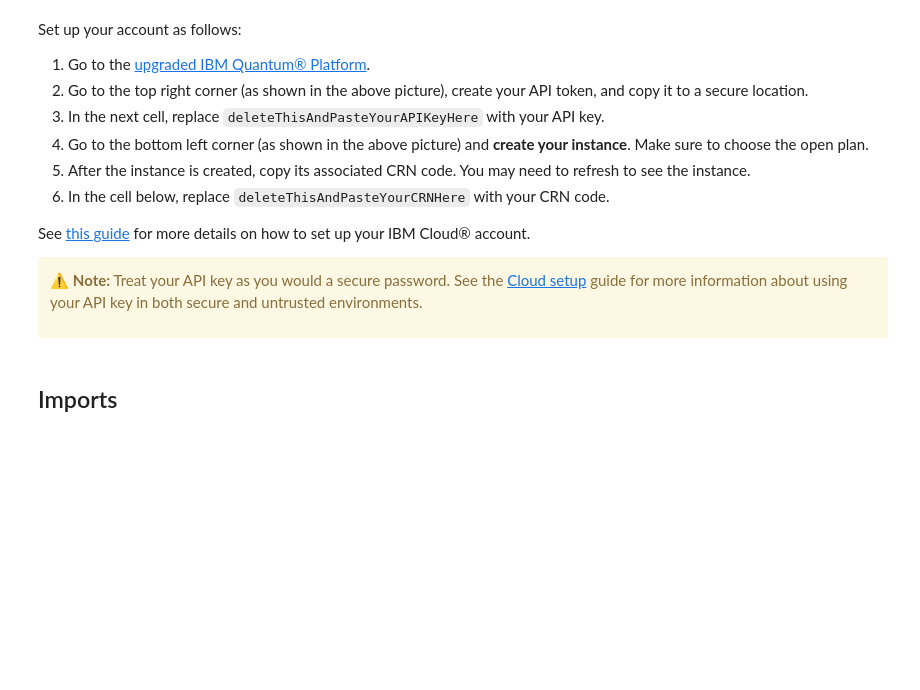
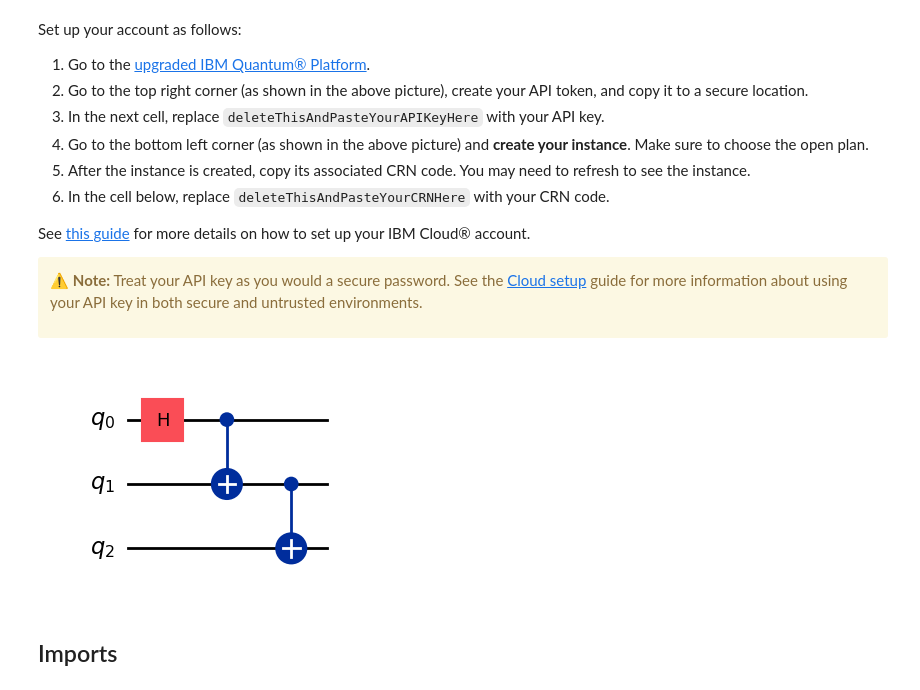
Before and after one commit to firebitsbr/qgss-2025-team07, a Jupyter notebook: lab-0/lab0.ipynb, the cells around one changed output. Cells and saved outputs as stored; diff of their text form; code cells hidden in the pictures; blank space fills up the shorter version.

```diff
--- a/lab-0/lab0.ipynb
+++ b/lab-0/lab0.ipynb
@@ -119,9 +142,36 @@ QiskitRuntimeService.save_account(
     overwrite=True
 )
 # %%
-# Check that the account has been saved properly
-service = QiskitRuntimeService(name="qgss-2025")
-service.saved_accounts()
+# Import necessary libraries
+from qiskit import QuantumCircuit, ClassicalRegister, QuantumRegister
+from qiskit.transpiler.preset_passmanagers import generate_preset_pass_manager
+from qiskit.quantum_info import SparsePauliOp
+
+from qiskit_ibm_runtime import QiskitRuntimeService, SamplerV2 as Sampler, EstimatorV2 as Estimator
+
+from qiskit_aer import AerSimulator
+
+from qc_grader.challenges.qgss_2025 import grade_lab0_ex1, grade_lab0_ex2
+
+# Create a new circuit with three qubits
+qc = QuantumCircuit(3)
+
+### WRITE YOUR CODE BELOW HERE ###
+# Add a H gate to qubit 0
+qc.h(0)
+
+# Add a CNOT gate to qubits 0 and 1
+qc.cx(0, 1)
+
+# Add a CNOT gate to qubits 1 and 2
+qc.cx(1, 2)
+
+### YOUR CODE FINISHES HERE    ###
+
+# Return a drawing of the circuit using MatPlotLib ("mpl").
+qc.draw("mpl")
+# %% [output]
+[figure, added]
 # %% [markdown]
 ## Imports <a id="imports"></a>
 # %%
```
Also changed, not shown: parts of 16 cells of this notebook.
